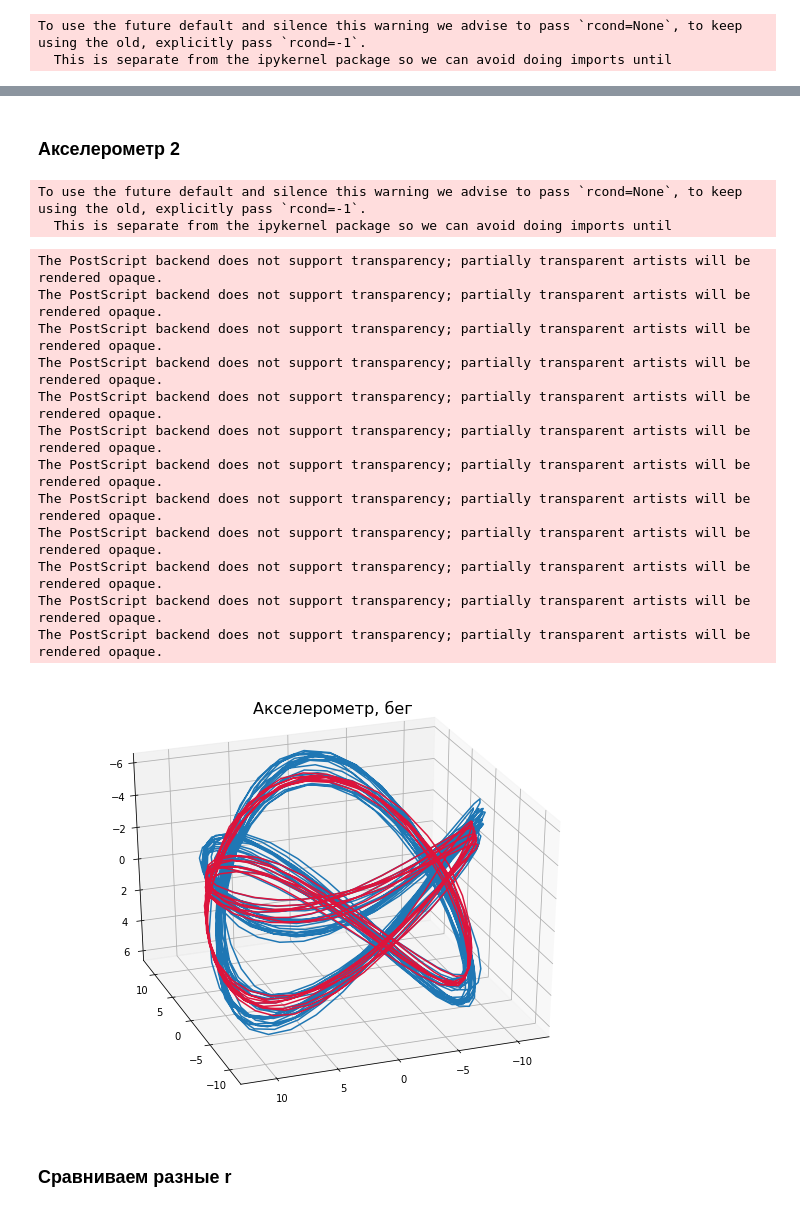
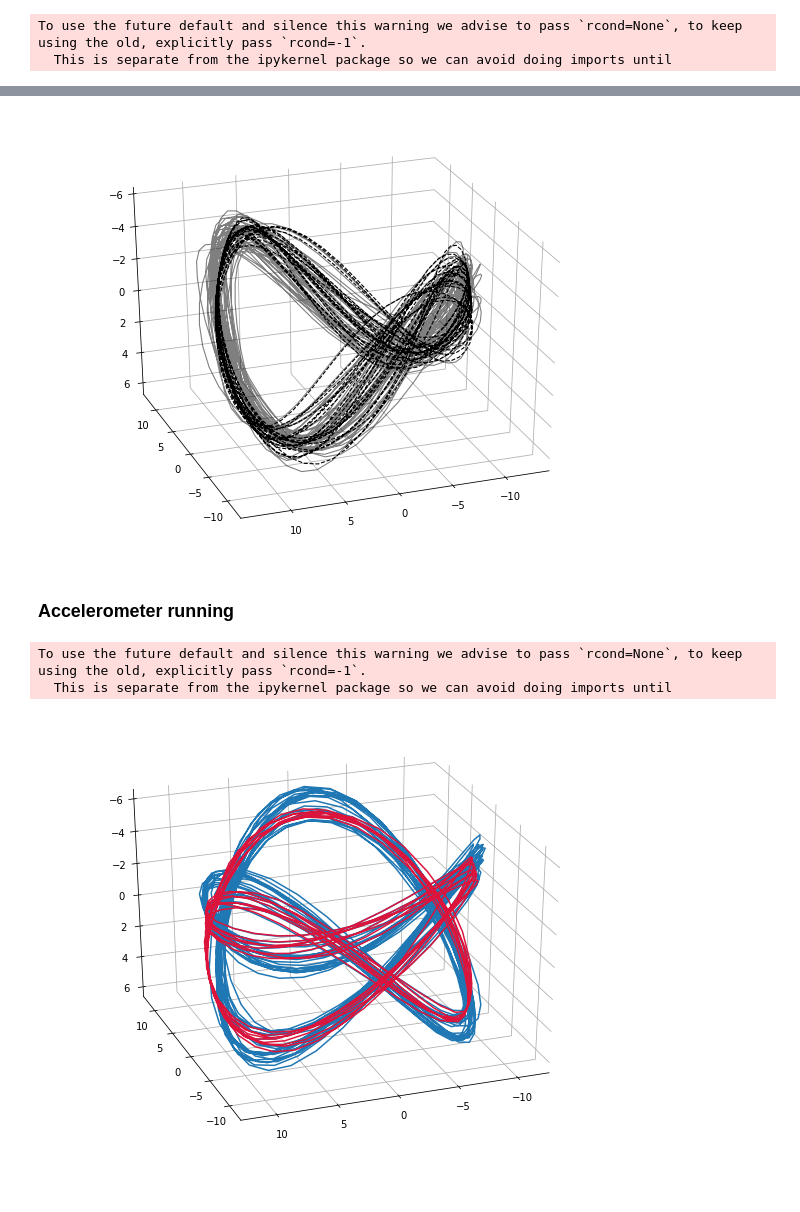
Before and after one commit to Intelligent-Systems-Phystech/SphericalRegression, a Jupyter notebook: apply_dr.ipynb, the cells around one changed output, grey strips where cells are left out. Cells and saved outputs as stored; diff of their text form; code cells hidden in the pictures.

```diff
--- a/apply_dr.ipynb
+++ b/apply_dr.ipynb
@@ -6,6 +7,8 @@ import matplotlib.pyplot as plt
 from mpl_toolkits.mplot3d import Axes3D
 from sklearn.preprocessing import StandardScaler
 from sklearn.decomposition import PCA
+# %%
+monochrome = (cycler('color', ['k']) * cycler('lw', [1.1, 3.0]) * cycler('linestyle', ['-', '--', ':', '-.']))
 # %%
 def HankelMatrix(X, L):
     N = X.shape[0]
@@ -425,5 +364,5 @@ The PostScript backend does not support transparency; partially transparent arti
 # %%
-mat_wlk = scipy.io.loadmat('USC-HAD/Subject1/a1t1.mat')['sensor_readings'][:, 0]
+mat_wlk = scipy.io.loadmat('data/acc_wlk.mat')['sensor_readings'][:, 0]
 scaler = StandardScaler()
 x = scaler.fit_transform(mat_wlk[:, np.newaxis])
 H = HankelMatrix(x, L=200)
@@ -478,7 +406,28 @@ The PostScript backend does not support transparency; partially transparent arti
-# %% [markdown]
-### Акселерометр 2
+# %%
+init_colors = plt.rcParams['axes.prop_cycle']
+plt.rcParams['axes.prop_cycle'] = monochrome
+
+fig = plt.figure(1, figsize=(8, 6))
+ax = Axes3D(fig, elev=-150, azim=110)
+ax.plot3D(x_3d[:, 0], x_3d[:, 1], x_3d[:, 2], label="Init", alpha=0.5)
+ax.plot3D(dr_trajectory[:1000, 0], dr_trajectory[:1000, 1], dr_trajectory[:1000, 2], label="Predicted")
+# ax.set_title("Акселерометр, ходьба", size=16)
+# ax.legend(fontsize=14)
+
+ax.set_facecolor((1.0, 1.0, 1.0))
+ax.w_xaxis.set_pane_color((1.0, 1.0, 1.0, 1.0))
+ax.w_yaxis.set_pane_color((1.0, 1.0, 1.0, 1.0))
+ax.w_zaxis.set_pane_color((1.0, 1.0, 1.0, 1.0))
+
+plt.rcParams['axes.prop_cycle'] = init_colors
+
+# plt.savefig('pictures/accelerometer_predicted_vs_init_no_title_monochrome.jpg', bbox_inches='tight')
+# %% [output]
+[figure, added]
+# %% [markdown]
+### Accelerometer running
 # %%
-mat_wlk = scipy.io.loadmat('USC-HAD/Subject1/a6t1.mat')['sensor_readings'][:, 0]
+mat_wlk = scipy.io.loadmat('data/acc_run.mat')['sensor_readings'][:, 0]
 scaler = StandardScaler()
 x = scaler.fit_transform(mat_wlk[:, np.newaxis])
 H = HankelMatrix(x, L=200)
@@ -505,27 +454,18 @@ To use the future default and silence this warning we advise to pass `rcond=None
 # %%
 fig = plt.figure(1, figsize=(8, 6))
 ax = Axes3D(fig, elev=-150, azim=110)
 ax.plot3D(x_3d[:, 0], x_3d[:, 1], x_3d[:, 2], label="Init")
 ax.plot3D(dr_trajectory[:500, 0], dr_trajectory[:500, 1], dr_trajectory[:500, 2], label="Predicted", c='crimson')
 
 # ax.legend(fontsize=14)
 
-ax.set_title("Акселерометр, бег", size=16)
+# ax.set_title("Акселерометр, бег", size=16)
 
-# plt.savefig('pictures/accelerometer_run_predicted_vs_init.eps', bbox_inches='tight')
+ax.set_facecolor((1.0, 1.0, 1.0))
+ax.w_xaxis.set_pane_color((1.0, 1.0, 1.0, 1.0))
+ax.w_yaxis.set_pane_color((1.0, 1.0, 1.0, 1.0))
+ax.w_zaxis.set_pane_color((1.0, 1.0, 1.0, 1.0))
+
+# plt.savefig('pictures/accelerometer_run_predicted_vs_init_no_title.eps', bbox_inches='tight')
 # %% [output]
-The PostScript backend does not support transparency; partially transparent artists will be rendered opaque.
-The PostScript backend does not support transparency; partially transparent artists will be rendered opaque.
-The PostScript backend does not support transparency; partially transparent artists will be rendered opaque.
-The PostScript backend does not support transparency; partially transparent artists will be rendered opaque.
-The PostScript backend does not support transparency; partially transparent artists will be rendered opaque.
-The PostScript backend does not support transparency; partially transparent artists will be rendered opaque.
-The PostScript backend does not support transparency; partially transparent artists will be rendered opaque.
-The PostScript backend does not support transparency; partially transparent artists will be rendered opaque.
-The PostScript backend does not support transparency; partially transparent artists will be rendered opaque.
-The PostScript backend does not support transparency; partially transparent artists will be rendered opaque.
-The PostScript backend does not support transparency; partially transparent artists will be rendered opaque.
-The PostScript backend does not support transparency; partially transparent artists will be rendered opaque.
-[figure, old version]
+[figure, new version]
-# %% [markdown]
-### Сравниваем разные r
```
Also changed, not shown: parts of 27 cells of this notebook, 4 other files.
